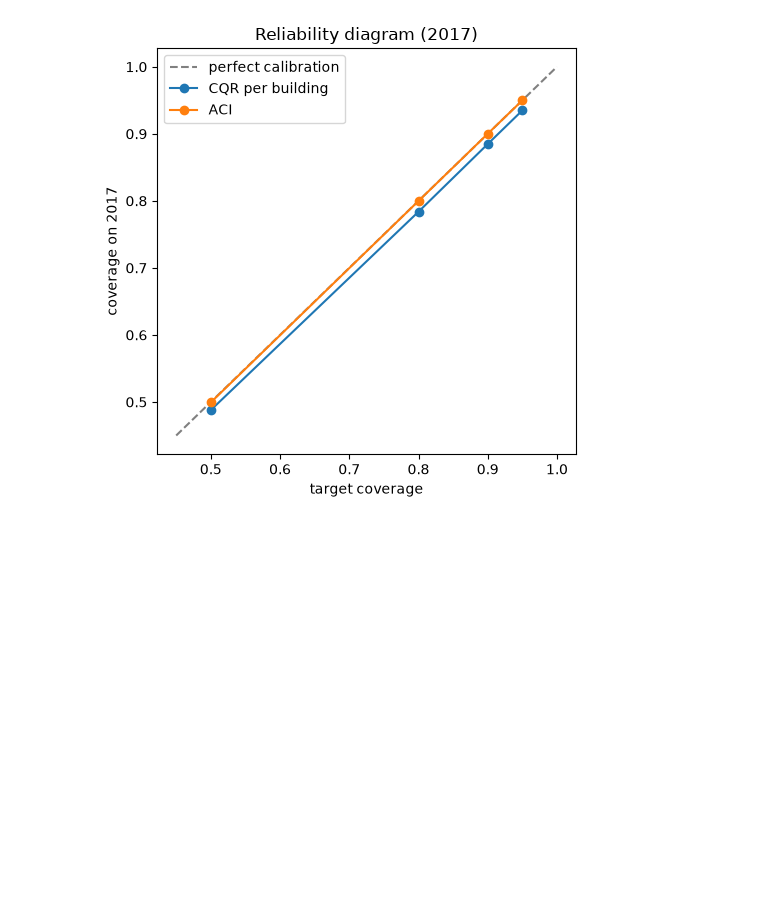
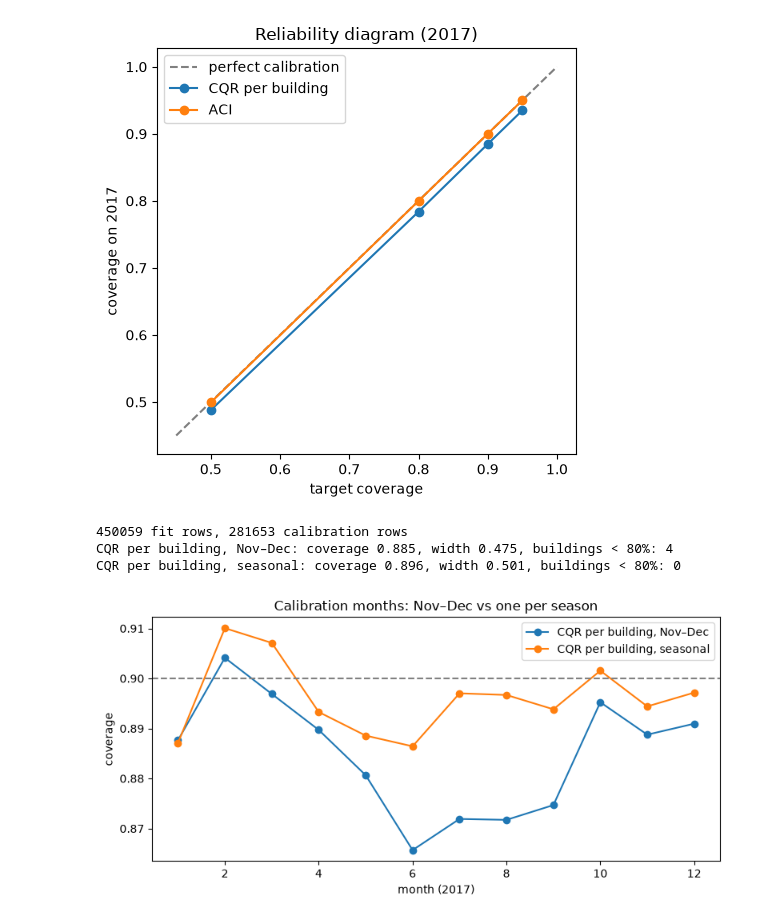
Before and after one commit to sevilkhojasteh/building-energy-trust, a Jupyter notebook: notebooks/03_uncertainty.ipynb, the cells around one changed output. Drawn from its saved outputs; the diff is of its cells as text; code cells hidden in the pictures; blank space fills up the shorter version.

Commit message:
M3 experiments on 100 buildings; M2 seasonal calibration follow-up

```diff
--- a/notebooks/03_uncertainty.ipynb
+++ b/notebooks/03_uncertainty.ipynb
@@ -315,3 +315,47 @@ level 0.95 done
    0.90                      0.885                   0.475         0.900      0.508
    0.95                      0.935                   0.654         0.950      0.705
 [figure]
+# %%
+cal_months = [1, 4, 7, 10]
+idx = data.index
+in_2016 = idx.year == 2016
+is_cal2 = in_2016 & np.isin(idx.month, cal_months)
+
+gap = np.zeros(len(data), dtype=bool)
+for m in cal_months:
+    start = pd.Timestamp(2016, m, 1)
+    end = start + pd.offsets.MonthEnd(1) + pd.Timedelta(hours=23)
+    gap |= (idx >= start - pd.Timedelta(days=7)) & (idx < start)
+    gap |= (idx > end) & (idx <= end + pd.Timedelta(days=7))
+
+fit2 = data[in_2016 & ~is_cal2 & ~gap].dropna(subset=["load_n"])
+cal2 = data[is_cal2].dropna(subset=["load_n"])
+print(len(fit2), "fit rows,", len(cal2), "calibration rows")
+
+qm = {q: HistGradientBoostingRegressor(loss="quantile", quantile=q, random_state=0)
+         .fit(fit2[FEATS], fit2["load_n"]) for q in [0.05, 0.95]}
+y_cal2 = cal2["load_n"].to_numpy()
+scores2 = np.maximum(qm[0.05].predict(cal2[FEATS]) - y_cal2, y_cal2 - qm[0.95].predict(cal2[FEATS]))
+q_b2 = pd.Series(scores2).groupby(cal2["building"].to_numpy()).apply(lambda r: conformal_q(r.to_numpy()))
+q_t2 = pd.Series(test_b).map(q_b2).to_numpy()
+lo_s = (qm[0.05].predict(test[FEATS]) - q_t2) * scale
+hi_s = (qm[0.95].predict(test[FEATS]) + q_t2) * scale
+
+compare = {"CQR per building, Nov–Dec": (lo_e, hi_e),
+           "CQR per building, seasonal": (lo_s, hi_s)}
+fig, ax = plt.subplots(figsize=(8, 4))
+for name, (lo, hi) in compare.items():
+    covered = pd.Series((y >= lo) & (y <= hi))
+    per_b = covered.groupby(buildings).mean()
+    print(f"{name}: coverage {covered.mean():.3f}, width {np.mean((hi - lo) / scale):.3f}, "
+          f"buildings < 80%: {(per_b < 0.8).sum()}")
+    ax.plot(covered.groupby(months).mean(), marker="o", label=name)
+ax.axhline(0.9, color="gray", ls="--")
+ax.set(xlabel="month (2017)", ylabel="coverage", title="Calibration months: Nov–Dec vs one per season")
+ax.legend()
+fig.tight_layout()
+# %% [output]
+450059 fit rows, 281653 calibration rows
+CQR per building, Nov–Dec: coverage 0.885, width 0.475, buildings < 80%: 4
+CQR per building, seasonal: coverage 0.896, width 0.501, buildings < 80%: 0
+[figure, added]
```
Also changed, not shown: 1 other file.
